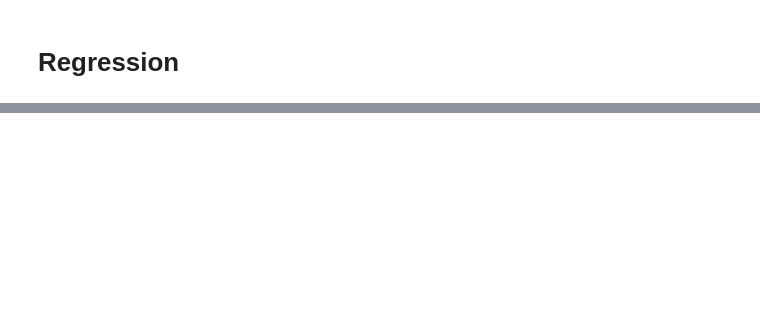
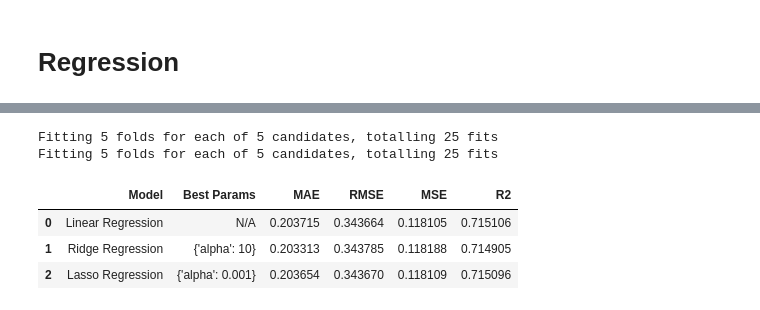
Before and after one commit to sahn1998/egg-price-prediction, a Jupyter notebook: model/linear_ridge_lasso_reg.ipynb, the cells around one changed output, grey strips where cells are left out. Saved outputs shown, nothing was run; the diff lists cells and outputs as text; code cells hidden in the pictures; blank space fills up the shorter version.

Commit message:
fixed linear_ridge_lasso

```diff
--- a/model/linear_ridge_lasso_reg.ipynb
+++ b/model/linear_ridge_lasso_reg.ipynb
@@ -103,2 +66,59 @@ Lasso            0.199427                 0.446573             0.265869   0.5109
+# %%
+X = dataset[['disaster_cost_adjusted', 'human_outbreaks_per_million', 'covid_hospitalization_per_million', 'infected_flock_cnt', 'infected_h5n1_people_cnt', 'gas_price_per_gallon', 'temp_variance']].copy()
+Y = dataset.loc[:, TARGET_VAR:TARGET_VAR] # Extract the target variable (Y)
+
+# List to store all results
+results_list = []
+scoring = {
+    "MSE": make_scorer(mean_squared_error, greater_is_better=False),
+    "MAE": make_scorer(mean_absolute_error, greater_is_better=False),
+    "R2": make_scorer(r2_score)
+}
+
+# Loop through models
+for name, model in models.items():
+    if name in param_grids:  # Apply GridSearchCV if hyperparameters exist
+        grid_search = GridSearchCV(
+            model, param_grids[name],
+            cv=5, scoring=scoring, refit="R2", n_jobs=None, verbose=True
+        )
+        grid_search.fit(X, Y)
+
+        best_params = grid_search.best_params_
+        best_model = grid_search.best_estimator_
+    else:
+        model.fit(X, Y)  # Train model directly if no hyperparameters
+        best_params = "N/A"
+        best_model = model
+
+    # Predictions
+    Y_pred = best_model.predict(X)
+
+    # Calculate performance metrics
+    mae = mean_absolute_error(Y, Y_pred)
+    mse = mean_squared_error(Y, Y_pred)
+    rmse = np.sqrt(mse)
+    r2 = r2_score(Y, Y_pred)
+
+    # Store results
+    results_list.append({
+        'Model': name,
+        'Best Params': best_params,
+        'MAE': mae,
+        'RMSE': rmse,
+        'MSE': mse,
+        'R2': r2
+    })
+
+# Convert results to a DataFrame
+df_results = pd.DataFrame(results_list)
+df_results.head()
+# %% [output]
+Fitting 5 folds for each of 5 candidates, totalling 25 fits
+Fitting 5 folds for each of 5 candidates, totalling 25 fits
+|  | Model | Best Params | MAE | RMSE | MSE | R2 |
+| 0 | Linear Regression | N/A | 0.203715 | 0.343664 | 0.118105 | 0.715106 |
+| 1 | Ridge Regression | {'alpha': 10} | 0.203313 | 0.343785 | 0.118188 | 0.714905 |
+| 2 | Lasso Regression | {'alpha': 0.001} | 0.203654 | 0.343670 | 0.118109 | 0.715096 |
 # %%
 df_results.to_csv(f'{model_results_file_path}/linear_ridge_lasso_cv_result.csv')
```
Also changed, not shown: parts of 8 cells of this notebook.
